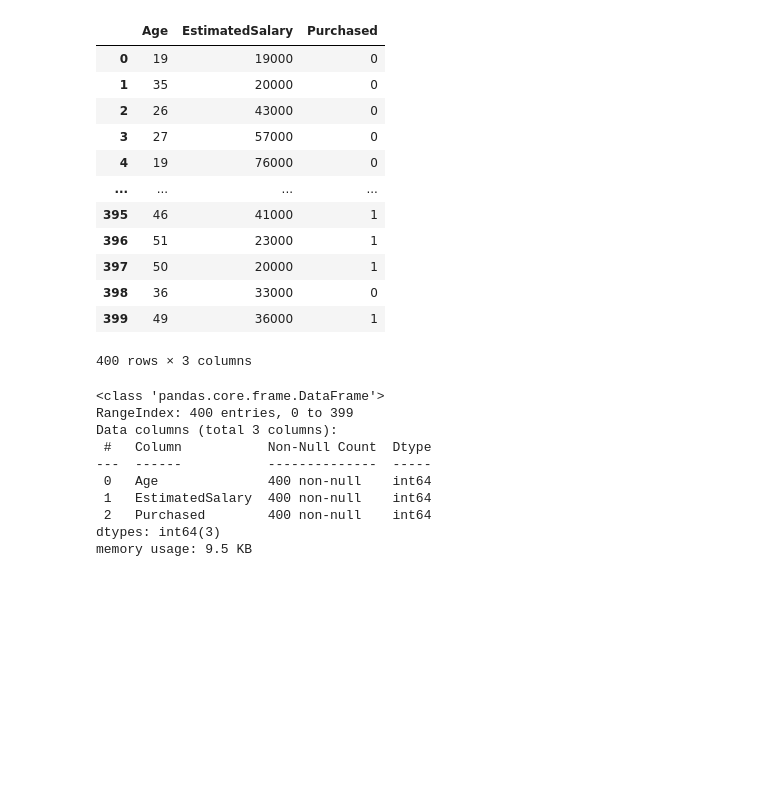
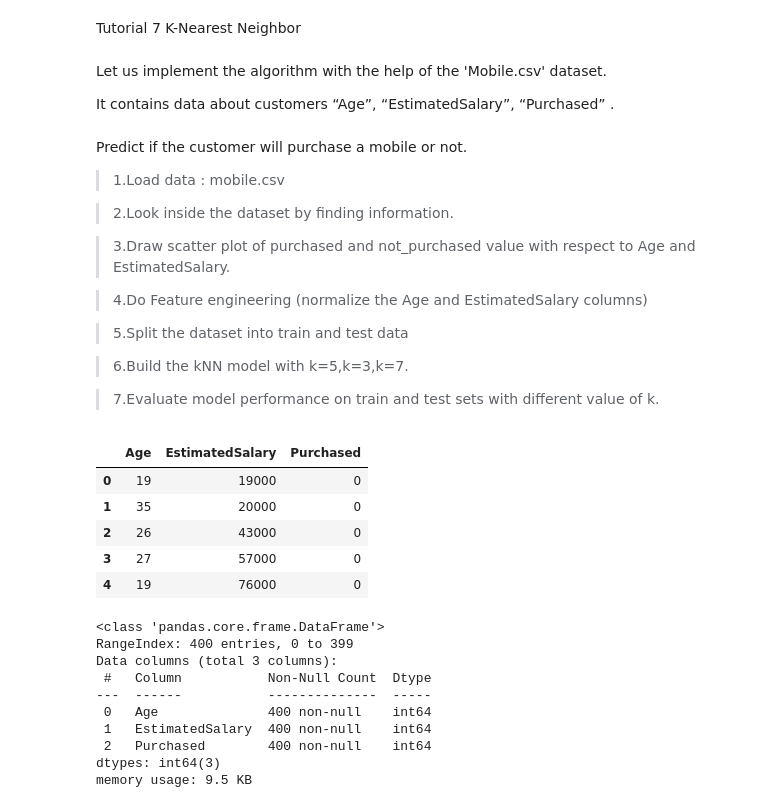
Before and after one commit to iankitraj/ML-Practical, a Jupyter notebook: 22SOECE11172 Ankit Raj Tutorial7.ipynb, the cells around one changed output. Saved outputs shown, nothing was run; the diff lists cells and outputs as text; code cells hidden in the pictures; blank space fills up the shorter version.

```diff
--- a/knn.ipynb
+++ b/22SOECE11172 Ankit Raj Tutorial7.ipynb
@@ -1,3 +1,25 @@
+# %% [markdown]
+Tutorial 7 K-Nearest Neighbor
+# %% [markdown]
+Let us implement the algorithm with the help of the 'Mobile.csv' dataset.
+
+It contains data about customers “Age”, “EstimatedSalary”, “Purchased” .
+# %% [markdown]
+Predict if the customer will purchase a mobile or not.
+
+>1.Load data : mobile.csv
+
+>2.Look inside the dataset by finding information.
+
+>3.Draw scatter plot of purchased and not_purchased value with respect to Age and EstimatedSalary.
+
+>4.Do Feature engineering (normalize the Age and EstimatedSalary columns)
+
+>5.Split the dataset into train and test data
+
+>6.Build the kNN model with k=5,k=3,k=7.
+
+>7.Evaluate model performance on train and test sets with different value of k.
 # %%
 import numpy as np
 import pandas as pd
@@ -5,21 +27,14 @@ import matplotlib.pyplot as plt
 # %%
 df = pd.read_csv("mobile.csv")
 # %%
-df
+df.head()
 # %% [output]
 |  | Age | EstimatedSalary | Purchased |
 | 0 | 19 | 19000 | 0 |
 | 1 | 35 | 20000 | 0 |
 | 2 | 26 | 43000 | 0 |
 | 3 | 27 | 57000 | 0 |
 | 4 | 19 | 76000 | 0 |
-| ... | ... | ... | ... |
-| 395 | 46 | 41000 | 1 |
-| 396 | 51 | 23000 | 1 |
-| 397 | 50 | 20000 | 1 |
-| 398 | 36 | 33000 | 0 |
-| 399 | 49 | 36000 | 1 |
-400 rows × 3 columns
 # %%
 df.info()
 # %% [output]
```
Also changed, not shown: parts of 2 cells of this notebook, 5 other files.
